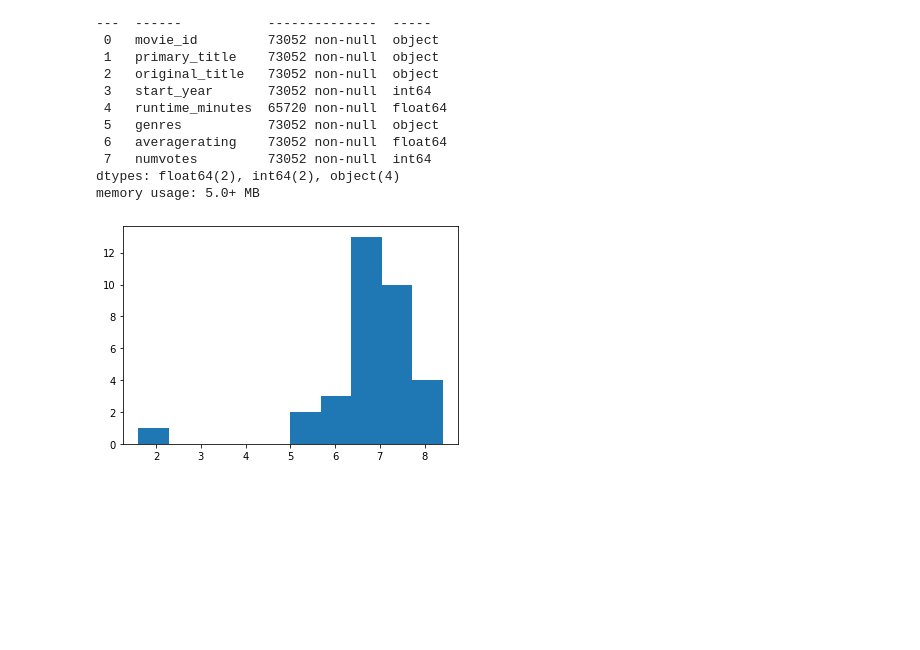
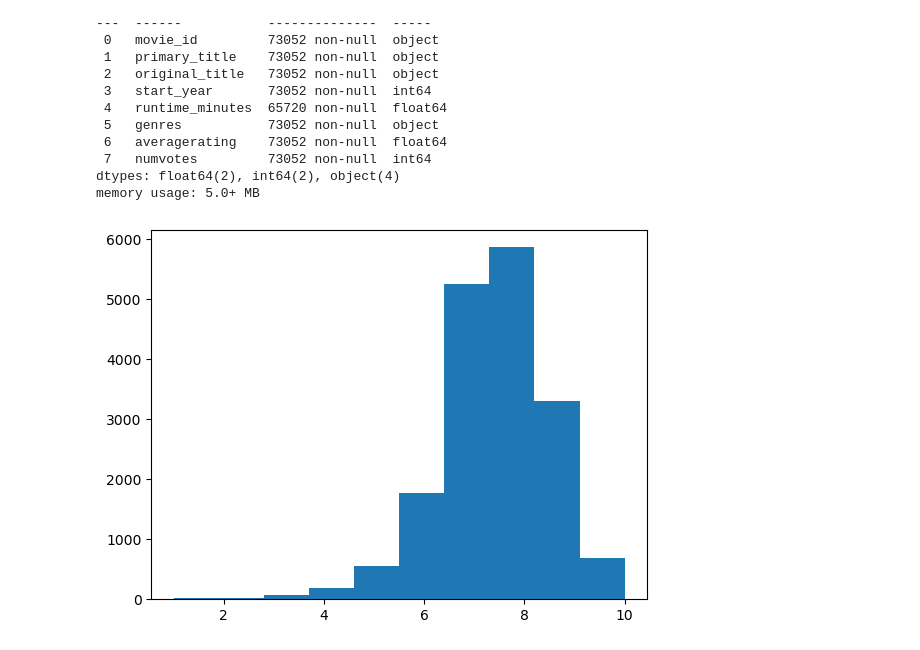
Before and after one commit to DGieseke/Exploratory-Data-Analysis-Using-Movie-Data, a Jupyter notebook: seamus/DG Edits - Movie Data Visualization Project.ipynb, the cells around one changed output. Saved outputs shown, nothing was run; the diff lists cells and outputs as text; code cells hidden in the pictures; blank space fills up the shorter version.

Commit message:
updating visualizations may10

```diff
--- a/seamus/DG Edits - Movie Data Visualization Project.ipynb
+++ b/seamus/DG Edits - Movie Data Visualization Project.ipynb
@@ -116,7 +116,7 @@ memory usage: 271.2+ KB
 ### Importing Our 'IM.DB' Data
 Now for the trickiest data to import: our IM.DB SQL data.  This data is housed in a SQL data base and we want this to be imported as a pandas data frame.  Below we connect to the IMDB data base, and import two tables we think are important to our queries: the "movie_basics" and "movie_ratings" tables.
 # %%
-conn = sqlite3.connect('zippedData/im.db')
+conn = sqlite3.connect('/Users/seamuswalsh/Flatiron/Course Materials/Phase 1/Phase_1_Project/Exploratory-Data-Analysis-Using-Movie-Data/seamus/Movie Project Data/im.db')
 c = conn.cursor()
 # %%
 c.execute('''
@@ -311,10 +311,10 @@ dtypes: float64(2), int64(2), object(4)
 memory usage: 5.0+ MB
 # %%
 # Let's plot a few histograms to see what we think is best to measure the average of this data.
-plt.hist(genre_money_df[genre_money_df['genres'].str.contains("Documentary")]['averagerating'])
+plt.hist(imdb_sql_df3[imdb_sql_df3['genres'].str.contains("Documentary")]['averagerating'])
 plt.show()
 # %% [output]
-[figure, old version]
+[figure, new version]
 # %%
 # Finding median rating by genre.  We are using median because, after looking at a few histograms of the distribution,
 # we believe the mean would skew data based on outliers
```
Also changed, not shown: parts of 18 cells of this notebook, 3 other files.
